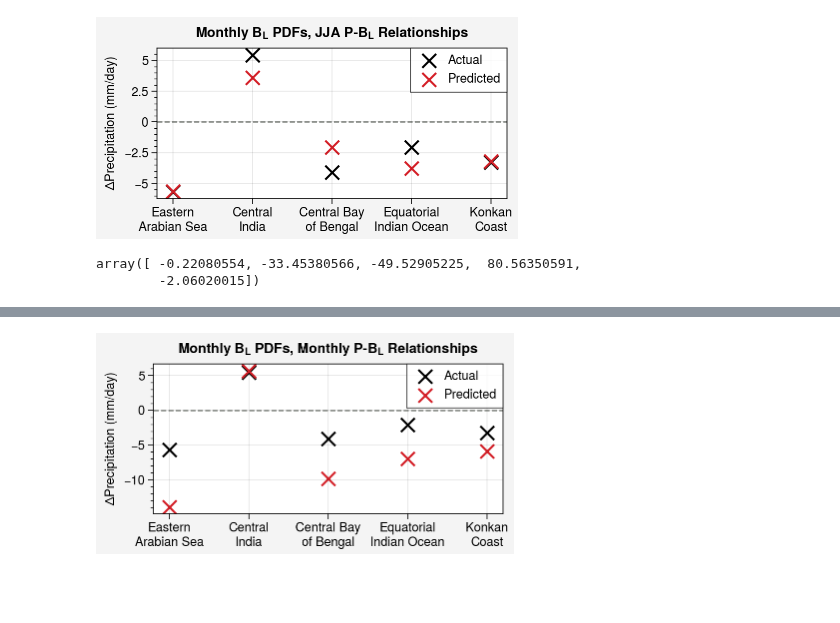
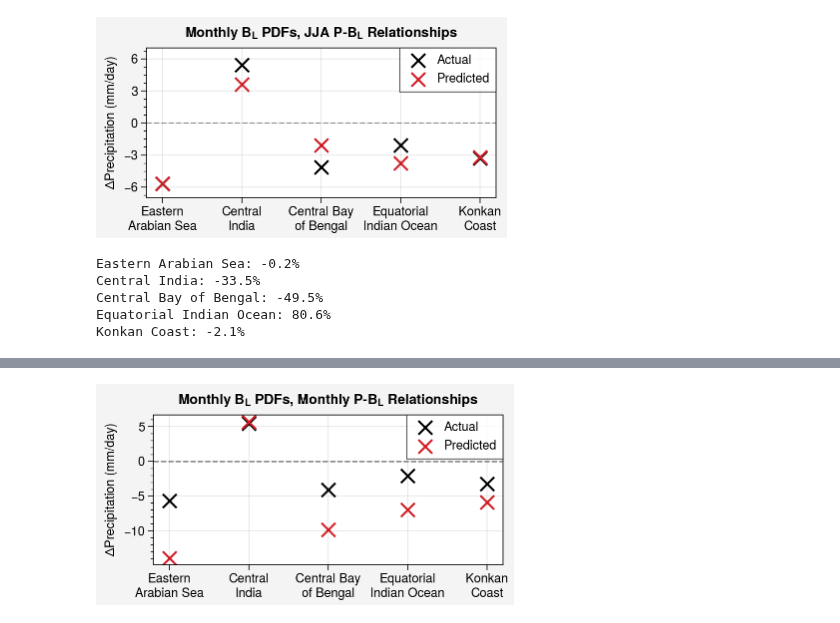
Before and after one commit to savannahferretti/monsoon-pod, a Jupyter notebook: notebooks/fig_4.ipynb, the cells around one changed output, grey strips where cells are left out. Cells and saved outputs as stored; diff of their text form; code cells hidden in the pictures; blank space fills up the shorter version.

```diff
--- a/notebooks/fig_4.ipynb
+++ b/notebooks/fig_4.ipynb
@@ -94,39 +71,45 @@ pplt.show()
+# %%
+predprdiffs = []
+realprdiffs = []
+for i,region in enumerate(REGIONS):
+    regionstats = stats.sel(region=region)
+    regiondata  = get_region(data,region)
+    binmeanpr    = get_bin_mean_pr(regionstats.sum(dim='month'),bintype='1D')
+    predprlist = []
+    realprlist = []
+    months     = [6,7] if i<3 else [7,8]
+    for month in months:
+        monthstats = regionstats.sel(month=month)
+        monthdata  = get_month(regiondata,month)
+        blpdf    = get_pdf(monthstats,bintype='1D',precipitating=True)
+        predpr   = np.nansum(blpdf*binmeanpr)
+        realpr   = monthdata.pr.mean(dim=['lat','lon','time']).values
+        predprlist.append(predpr)
+        realprlist.append(realpr)
+    predprdiffs.append(predprlist[1]-predprlist[0])
+    realprdiffs.append(realprlist[1]-realprlist[0])
 # %%
-predprdiffs = []
-realprdiffs = []
-for i,region in enumerate(REGIONS):
-    regionstats = stats.sel(region=region)
-    regiondata  = get_region(data,region)
-    binmeanpr    = get_bin_mean_pr(regionstats.sum(dim='month'),bintype='1D')
-    predprlist = []
-    realprlist = []
-    months     = [6,7] if i<3 else [7,8]
-    for month in months:
-        monthstats = regionstats.sel(month=month)
-        monthdata  = get_month(regiondata,month)
-        blpdf    = get_bl_pdf(monthstats,precipitating=True)
-        predpr   = np.nansum(blpdf*binmeanpr)
-        realpr   = monthdata.pr.mean(dim=['lat','lon','time']).values
-        predprlist.append(predpr)
-        realprlist.append(realpr)
-    predprdiffs.append(predprlist[1]-predprlist[0])
-    realprdiffs.append(realprlist[1]-realprlist[0])
+regions = ['Eastern\nArabian Sea','Central\nIndia','Central Bay\nof Bengal','Equatorial\nIndian Ocean','Konkan\nCoast']
+fig,ax  = pplt.subplots(refheight=1.5,refwidth=3.5)
+ax.format(
+         suptitle='Monthly $B_L$ PDFs, JJA P-$B_L$ Relationships',
+          ylabel='$\Delta$Precipitation (mm/day)',ylim=(-7,7),yticks=3)
+ax.axhline(y=0,color='grey',linestyle='--',linewidth=1,zorder=0)
+ax.scatter(regions,np.asarray(realprdiffs),color='k',marker='x',s=100,label='Actual')
+ax.scatter(regions,np.asarray(predprdiffs),color='#D42028',marker='x',s=100,label='Predicted')
+ax.legend(loc='ur',ncols=1)
 
-regions = ['Eastern\nArabian Sea','Central\nIndia','Central Bay\nof Bengal','Equatorial\nIndian Ocean','Konkan\nCoast']
-realpr = np.asarray(realprdiffs)
-predpr = np.asarray(predprdiffs)
-
-fig,ax = pplt.subplots(refheight=1.5,refwidth=3.5)
-ax.format(suptitle='Monthly $B_L$ PDFs, JJA P-$B_L$ Relationships',ylabel='$\Delta$Precipitation (mm/day)')
-ax.axhline(y=0,color='grey',linestyle='--',linewidth=1,zorder=0)
-ax.scatter(regions,realpr,color='k',marker='x',s=100,label='Actual')
-ax.scatter(regions,predpr,color='#D42028',marker='x',s=100,label='Predicted')
-ax.legend(loc='ur',ncols=1)
 pplt.show()
-
-err = ((predpr-realpr)/realpr)*100
-err
+# fig.save(f'{SAVEDIR}/fig_4.png',dpi=600)
 # %% [output]
-[figure, old version]
+[figure, new version]
-array([ -0.22080554, -33.45380566, -49.52905225,  80.56350591,
-        -2.06020015])
+# %%
+for region,predprdiff,realprdiff in zip(REGIONS.keys(),predprdiffs,realprdiffs):
+    percenterror = ((predprdiff-realprdiff)/realprdiff)*100
+    print(f'{region}: {percenterror:.1f}%')
+# %% [output]
+Eastern Arabian Sea: -0.2%
+Central India: -33.5%
+Central Bay of Bengal: -49.5%
+Equatorial Indian Ocean: 80.6%
+Konkan Coast: -2.1%
```
Also changed, not shown: parts of 3 cells of this notebook, 7 other files.
